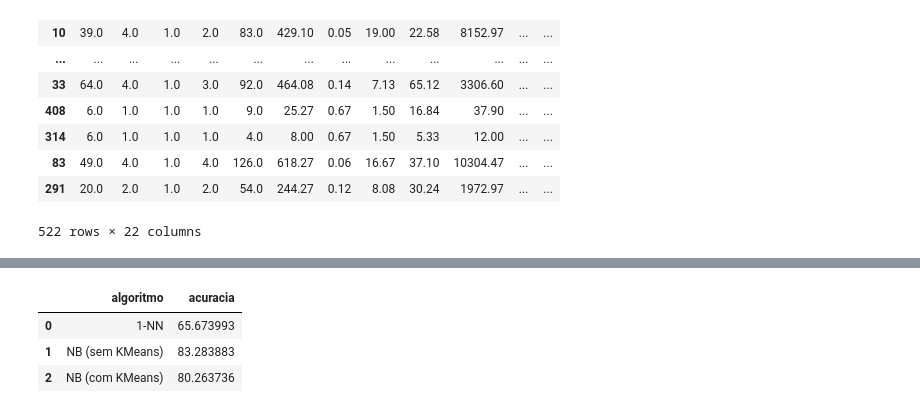
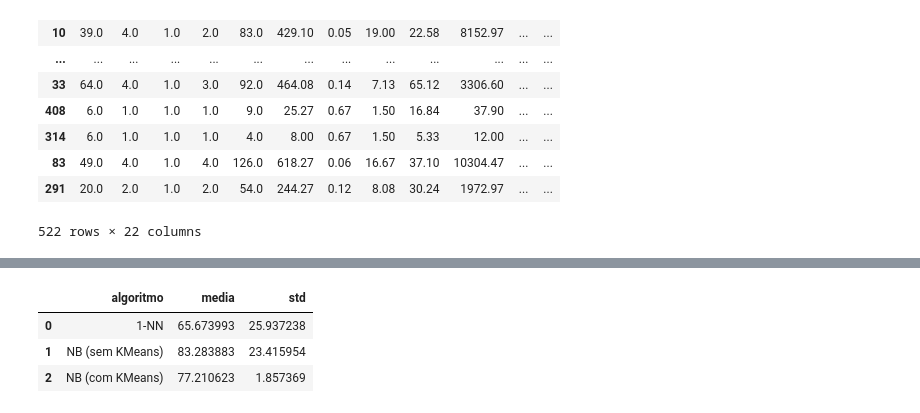
Before and after one commit to menezesmalu/machine_learning, a Jupyter notebook: lista 4/KC2.ipynb, the cells around one changed output, grey strips where cells are left out. Drawn from its saved outputs; the diff is of its cells as text; code cells hidden in the pictures.

```diff
--- a/lista 4/KC2.ipynb
+++ b/lista 4/KC2.ipynb
@@ -100,26 +115,21 @@ def silhouette(kmeans, df):
 # %%
-result  = []
-elbow_true = []
-elbow_false = []
+wsse_true = []
+wsse_false = []
 
 
 for k in [2,3,4,5,6]:
 
     kmeans = KMeans(n_clusters=k, random_state=0)
     predict_true = kmeans.fit_predict(df_true)
-    elb_true = kmeans.inertia_
-    elbow_true.append(elb_true)
-    sil_true = silhouette(kmeans, df_true)
-
+    sse_true = kmeans.inertia_
+    wsse_true.append(sse_true)
 
     kmeans = KMeans(n_clusters=k, random_state=20)
     predict_false = kmeans.fit_predict(df_false)
-    elb_false = kmeans.inertia_
-    elbow_false.append(elb_false)
-    sil_false = silhouette(kmeans, df_false)
+    sse_false = kmeans.inertia_
+    wsse_false.append(sse_false)
 
-    result.append({ 'k': k,
-                    'silhouette_true': sil_true,
-                    'silhouette_false': sil_false})
 
-    df_false['meta_class'] = predict_false
+elbow_true = get_best_k([2,3,4,5,6], wsse_true)
+elbow_false = get_best_k([2,3,4,5,6], wsse_false)
+print("True: {} | False: {}".format(elbow_true, elbow_false))
@@ -143,10 +145,10 @@ result_df
 # %%
-kmeans = KMeans(n_clusters=3, random_state=0)
+kmeans = KMeans(n_clusters=elbow_true, random_state=0)
 predict_true = kmeans.fit_predict(df_true)
 df_true['meta_class'] = predict_true
 plot_reduced(df_true, 'meta_class', "Data Frame true")
 
-kmeans = KMeans(n_clusters=2, random_state=0)
+kmeans = KMeans(n_clusters=elbow_false, random_state=0)
 predict_false = kmeans.fit_predict(df_false)
 df_false['meta_class'] = predict_false
 plot_reduced(df_false, 'meta_class', "Data Frame false")
@@ -214,37 +216,43 @@ for train, test in kf.split(df_res):
     acc = accuracy(nb_pred, Y.iloc[test])
     nb_acc.append(acc)
 
     X, Y = attr_class(df_res, "meta_class")
     nb_k = GaussianNB()
     nb_k.fit(X.iloc[train], Y.iloc[train])
     nbk_pred = nb_k.predict(X.iloc[test])
     acc = accuracy(nbk_pred, Y.iloc[test])
     nbk_acc.append(acc)
 
 
 
 results = []
 
+
 results.append({
     "algoritmo": "1-NN",
-    "acuracia":  np.mean(knn_acc)
+    "media":  np.mean(knn_acc),
+    "std":  np.std(knn_acc)
 })
+
 
 results.append({
     "algoritmo": "NB (sem KMeans)",
-    "acuracia":  np.mean(nb_acc)
+    "media":  np.mean(nb_acc),
+    "std":  np.std(nb_acc)
 })
 
 results.append({
     "algoritmo": "NB (com KMeans)",
-    "acuracia":   np.mean(nbk_acc)
+    "media":   np.mean(nbk_acc),
+    "std":   np.std(nbk_acc)
 })
+
 
 
 df_result = pd.DataFrame(results)
 df_result
 # %% [output]
-|  | algoritmo | acuracia |
-| 0 | 1-NN | 65.673993 |
-| 1 | NB (sem KMeans) | 83.283883 |
-| 2 | NB (com KMeans) | 80.263736 |
+|  | algoritmo | media | std |
+| 0 | 1-NN | 65.673993 | 25.937238 |
+| 1 | NB (sem KMeans) | 83.283883 | 23.415954 |
+| 2 | NB (com KMeans) | 77.210623 | 1.857369 |
```
Also changed, not shown: parts of 7 cells of this notebook.
